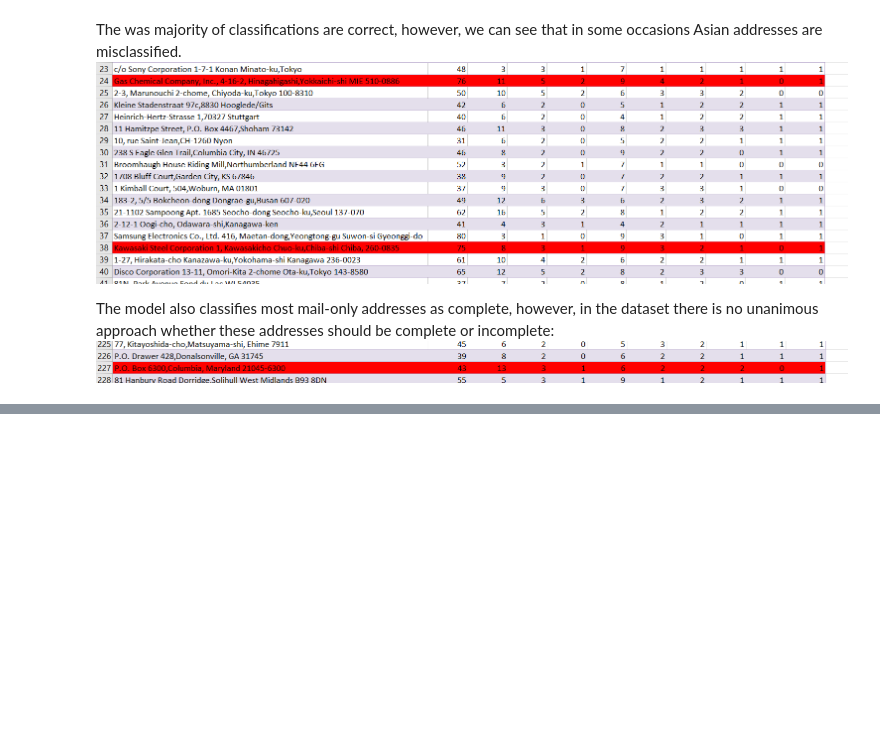
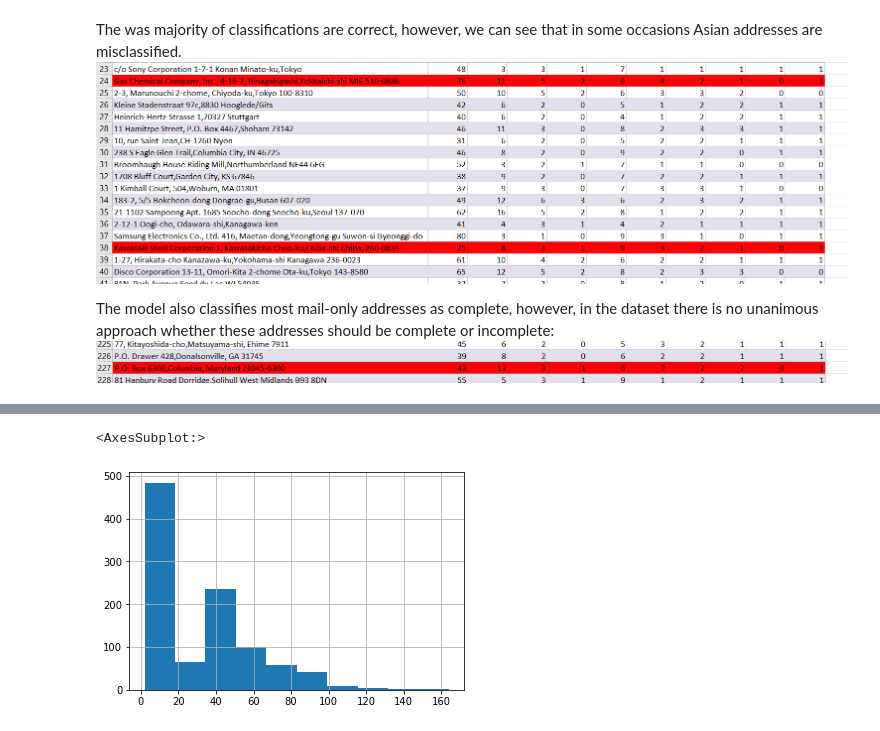
Before and after one commit to MKarolis/address-classification-ai, a Jupyter notebook: documentation.ipynb, the cells around one changed output, grey strips where cells are left out. Cells and saved outputs as stored; diff of their text form; code cells hidden in the pictures; blank space fills up the shorter version.

```diff
--- a/documentation.ipynb
+++ b/documentation.ipynb
@@ -323,0 +509,5 @@ The model also classifies most mail-only addresses as complete, however, in the
+# %%
+addresses.length.hist()
+# %% [output]
+<AxesSubplot:>
+[figure, added]
```
Also changed, not shown: parts of 74 cells of this notebook, 2 other files.
